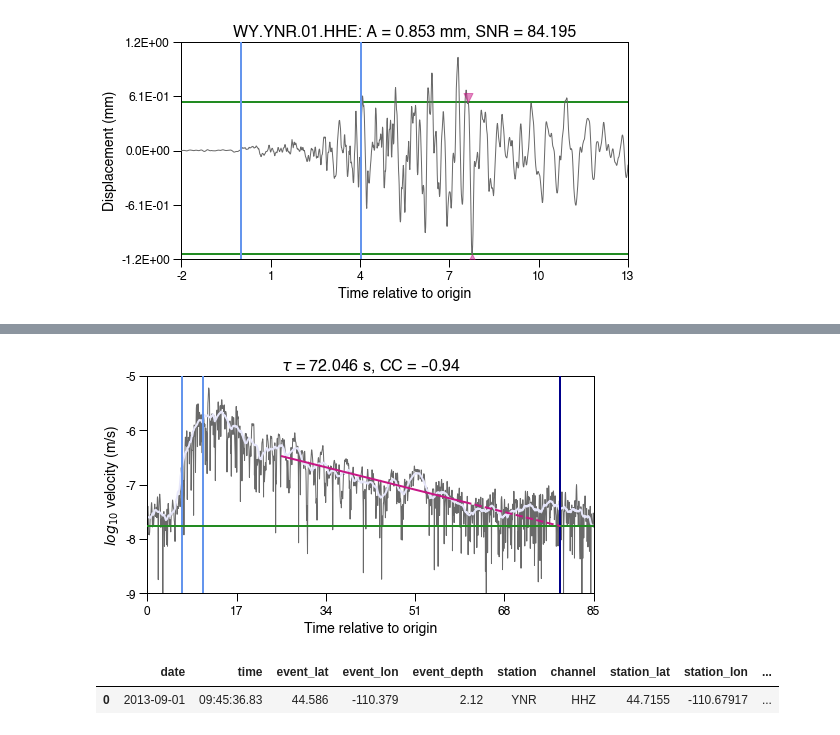
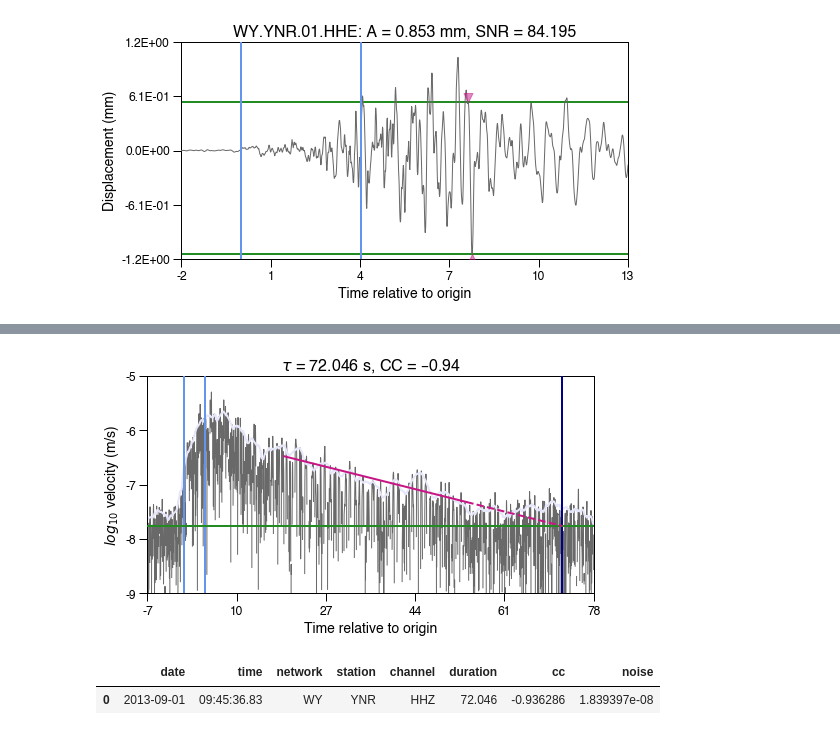
Before and after one commit to seismomomo/madpy, a Jupyter notebook: tutorial/example.ipynb, the cells around one changed output, grey strips where cells are left out. Cells and saved outputs as stored; diff of their text form; code cells hidden in the pictures.

```diff
--- a/tutorial/example.ipynb
+++ b/tutorial/example.ipynb
@@ -35,17 +34,9 @@ df_amp.head()
 # %%
-st_dur = obspy.read('example.dur.mseed', format='MSEED')
+st_dur = obspy.read('dur.mseed', format='MSEED')
 for tr in st_dur:
     tr.stats.o = obspy.UTCDateTime('2013-09-01T09:45:36.83')
     tr.stats.p = 6.5944
     tr.stats.s = 10.6356
-    tr.stats.elat = 44.58600
-    tr.stats.elon = -110.37900
-    tr.stats.edep = 2.12
-    tr.stats.slat = 44.71550
-    tr.stats.slon = -110.67917
-    tr.stats.selev = 2.336
     tr.detrend('demean')
     tr.taper(max_percentage=0.05)
     tr.filter('bandpass', freqmin=1, freqmax=8)
-# %%
-df_dur = dur.measure_duration(st_dur.copy(), 'linear')
@@ -54,9 +43,9 @@ df_dur = dur.measure_duration(st_dur.copy(), 'linear')
 # %%
-df_dur = dur.measure_duration(st_dur.copy(), 'log')
+df_dur = dur.measure_duration(st_dur.copy())
 # %% [output]
-[figure, old version]
+[figure, new version]
 # %%
 df_dur.head()
 # %% [output]
-|  | date | time | event_lat | event_lon | event_depth | station | channel | station_lat | station_lon | ... |
-| 0 | 2013-09-01 | 09:45:36.83 | 44.586 | -110.379 | 2.12 | YNR | HHZ | 44.7155 | -110.67917 | ... |
+|  | date | time | network | station | channel | duration | cc | noise |
+| 0 | 2013-09-01 | 09:45:36.83 | WY | YNR | HHZ | 72.046 | -0.936286 | 1.839397e-08 |
```
Also changed, not shown: parts of 6 cells of this notebook, 29 other files.
